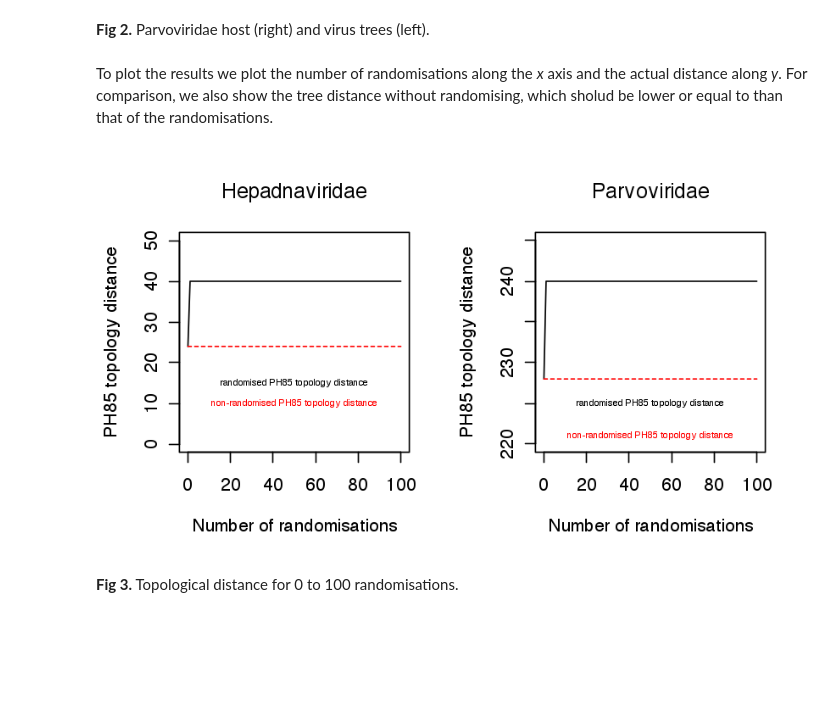
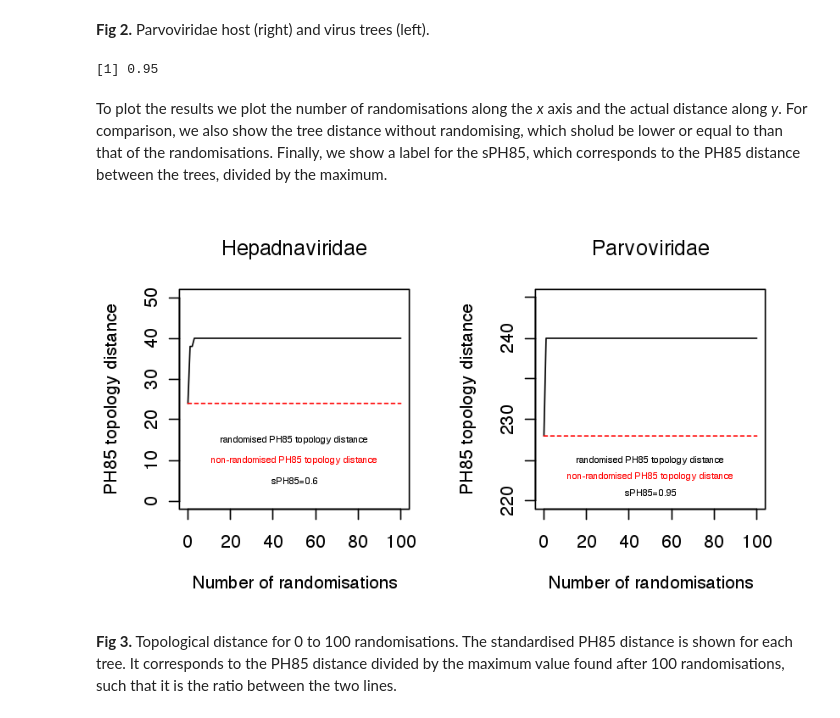
Before and after one commit to jemmageoghegan/species_jumping_project, a Jupyter notebook: find_max_PH85_distance_example.ipynb, the cells around one changed output. Drawn from its saved outputs; the diff is of its cells as text; code cells hidden in the pictures; blank space fills up the shorter version.

Commit message:
modified find_max_PH85 example to display the sPH85 distance for both examples

```diff
--- a/find_max_PH85_distance_example.ipynb
+++ b/find_max_PH85_distance_example.ipynb
@@ -52,26 +54,31 @@ plot(ladderize(parvo_virus), 'cladogram', use.edge.length = F, cex = 0.3, direct
 **Fig 2.** Parvoviridae host (right) and virus trees (left).
 # %%
 d_nrand_parvo <- sapply(1:nrand, function(x) max_dist(parvo_host, parvo_virus, x))
+print(dist.topo.normalised(parvo_host, parvo_virus))
+# %% [output]
+[1] 0.95
 # %% [markdown]
-To plot the results we plot the number of randomisations along the *x* axis and the actual distance along *y*. For comparison, we also show the tree distance without randomising, which sholud be lower or equal to than that of the randomisations.
+To plot the results we plot the number of randomisations along the *x* axis and the actual distance along *y*. For comparison, we also show the tree distance without randomising, which sholud be lower or equal to than that of the randomisations. Finally, we show a label for the sPH85, which corresponds to the PH85 distance between the trees, divided by the maximum.
 # %%
 options(repr.plot.width = 7, repr.plot.height = 4)
-par(mfrow = c(1, 2))
+par(mfrow = c(1,2))
 
 plot(0:100, c(dist.topo(hepadna_host, hepadna_virus), d_nrand), type = 'l', ylim = c(0, 50),
     ylab = 'PH85 topology distance', xlab = 'Number of randomisations',
     main = 'Hepadnaviridae')
 lines(0:100, rep(dist.topo(hepadna_host, hepadna_virus), 101), col = 'red', lty = 2)
 text(x = 50, y = 10, 'non-randomised PH85 topology distance', col = 'red', cex = 0.5)
 text(x = 50, y = 15, 'randomised PH85 topology distance', cex = 0.5)
+text(x = 50, y = 5, paste0('sPH85=', dist.topo.normalised(hepadna_host,hepadna_virus)), cex = 0.5)
 
 plot(0:100, c(dist.topo(parvo_host, parvo_virus), d_nrand_parvo), type = 'l', ylim = c(220, 245),
     ylab = 'PH85 topology distance', xlab = 'Number of randomisations',
     main = 'Parvoviridae')
 lines(0:100, rep(dist.topo(parvo_host, parvo_virus), 101), col = 'red', lty = 2)
-text(x = 50, y = 221, 'non-randomised PH85 topology distance', col = 'red', cex = 0.5)
+text(x = 50, y = 223, 'non-randomised PH85 topology distance', col = 'red', cex = 0.5)
 text(x = 50, y = 225, 'randomised PH85 topology distance', cex = 0.5)
+text(x = 50, y = 221, paste0('sPH85=', dist.topo.normalised(parvo_host, parvo_virus)), cex = 0.5)
 # %% [output]
-[figure, old version]
+[figure, new version]
-# %% [markdown]
-**Fig 3.** Topological distance for 0 to 100 randomisations.
+# %% [markdown]
+**Fig 3.** Topological distance for 0 to 100 randomisations. The standardised PH85 distance is shown for each tree. It corresponds to the PH85 distance divided by the maximum value found after 100 randomisations, such that it is the ratio between the two lines.
```
Also changed, not shown: parts of 1 cell of this notebook.
